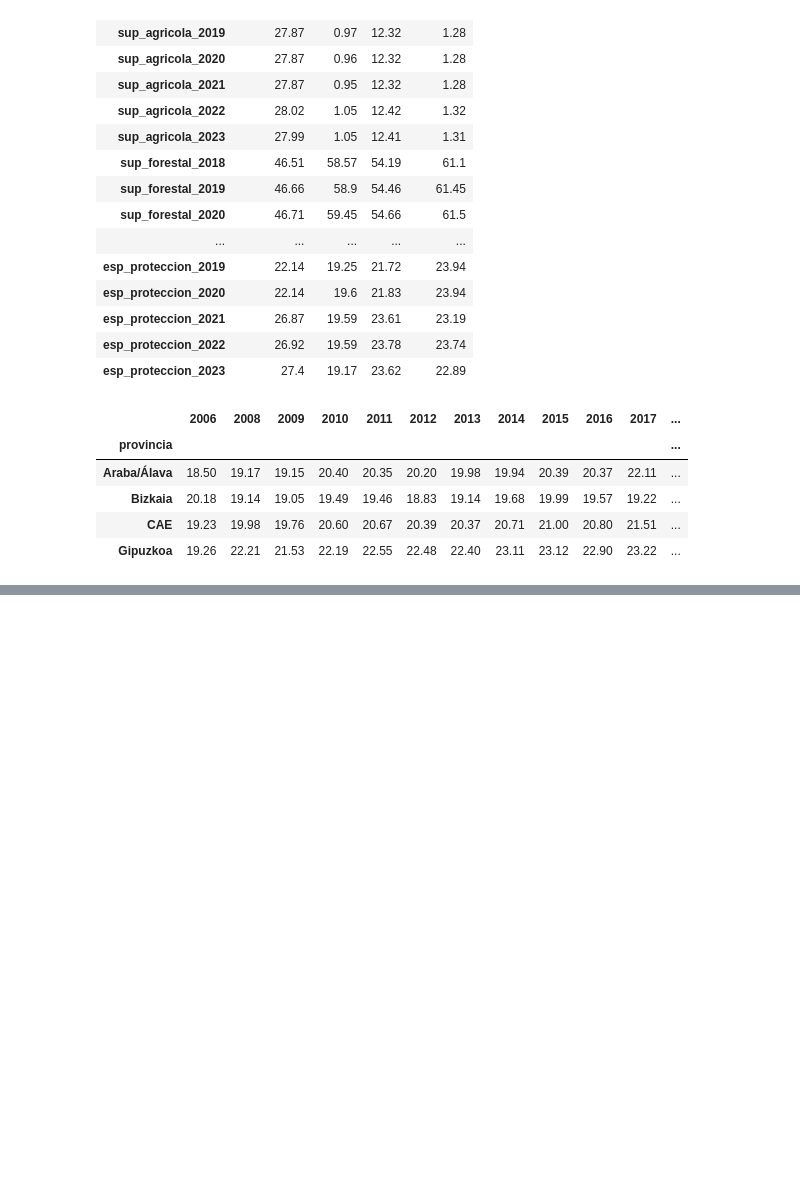
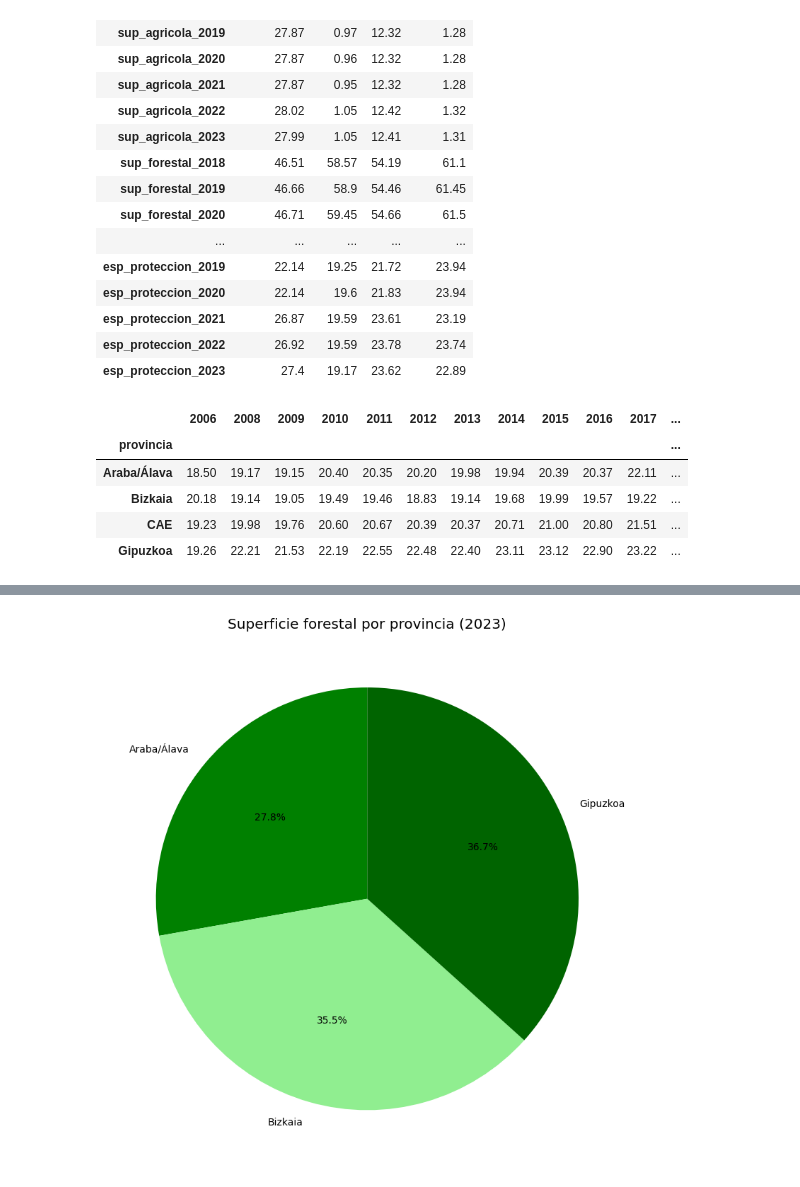
Before and after one commit to AnaExposito/EDA_ZONAS_VERDES, a Jupyter notebook: jupiter_zonas_verdes/Jupiter_zonas_verdes.ipynb, the cells around one changed output, grey strips where cells are left out. Saved outputs shown, nothing was run; the diff lists cells and outputs as text; code cells hidden in the pictures; blank space fills up the shorter version.

```diff
--- a/jupiter_zonas_verdes/Jupiter_zonas_verdes.ipynb
+++ b/jupiter_zonas_verdes/Jupiter_zonas_verdes.ipynb
@@ -1399,0 +1351,16 @@ sns.catplot(x="Survived",
+# %%
+#forestal2023
+
+tabla_forestal = pd.DataFrame(data)
+provincias = ['Araba/Álava', 'Bizkaia', 'Gipuzkoa']
+valores = tabla_forestal[tabla_forestal['provincia'].isin(provincias)]['sup_forestal_2023']
+
+plt.style.use('bmh')
+plt.figure(figsize=(8, 8))
+plt.pie(valores, labels=provincias, autopct='%1.1f%%', startangle=90, colors=['green', 'lightgreen', 'darkgreen']) #porcentajes
+plt.title("Superficie forestal por provincia (2023)")
+
+plt.tight_layout()
+plt.show()
+# %% [output]
+[figure, added]
```
Also changed, not shown: parts of 28 cells of this notebook, 5 other files.
